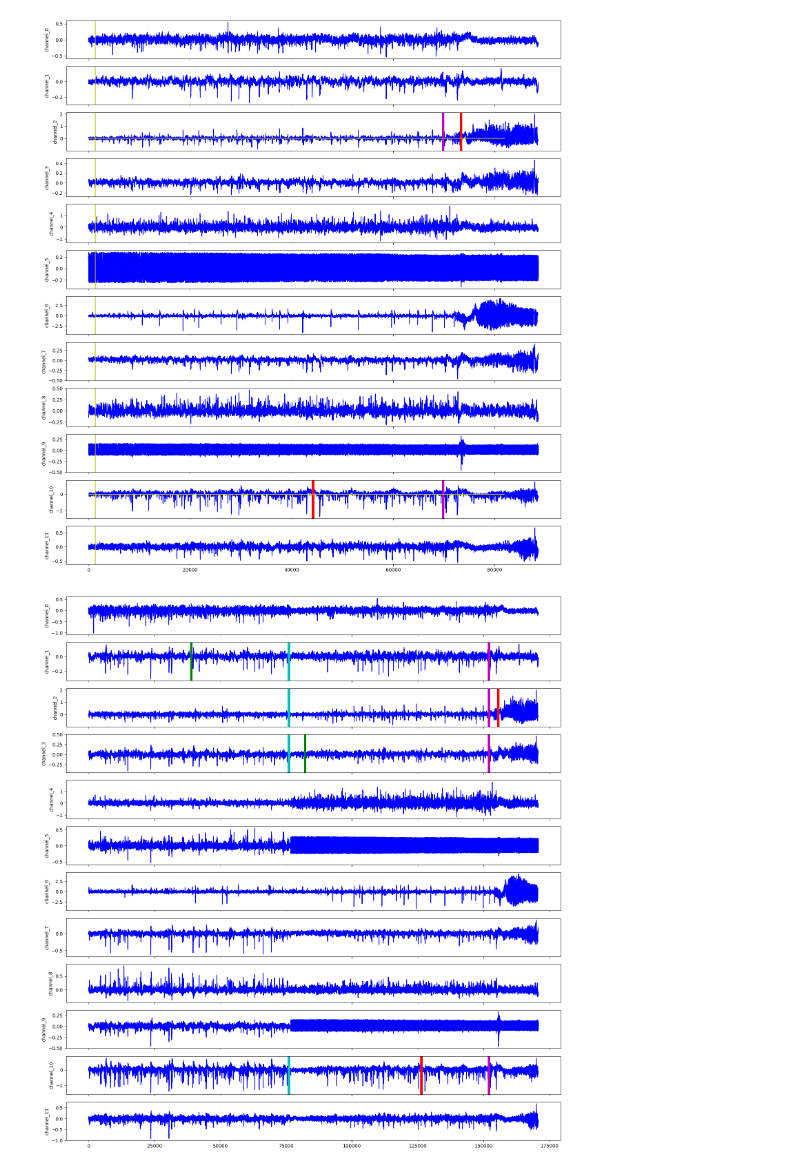
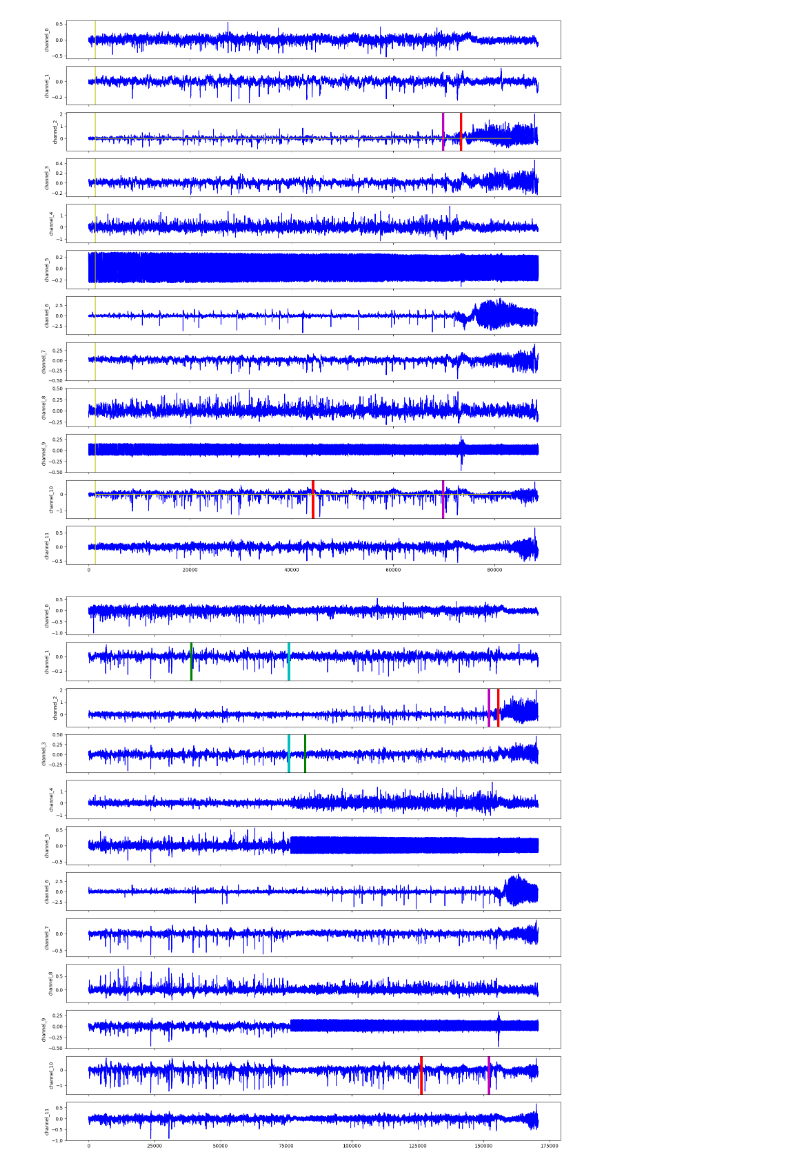
Before and after one commit to F-said/eeg-regime-change, a Jupyter notebook: baseline_preseiz.ipynb, the cells around one changed output. Drawn from its saved outputs; the diff is of its cells as text; code cells hidden in the pictures.

```diff
--- a/baseline_preseiz.ipynb
+++ b/baseline_preseiz.ipynb
@@ -127,7 +127,7 @@ for c in range(eeg_data.shape[0]):
         cpt = change_points[chan]
         axs[c].axvline(x=cpt, c='g', linewidth=5)
         axs[c].axvline(x=actual_change, c='c', linewidth=5)
-        fore_time = [i for i in range(len(forecasts[chan]))]
+        fore_time = [warmup + i for i in range(len(forecasts[chan]))]
         axs[c].plot(fore_time, forecasts[chan], 'y')
     axs[c].set_ylabel(chan)
 # %% [output]
@@ -216,7 +216,7 @@ for c in range(eeg_data.shape[0]):
         seiz_cpt = seiz_change_points[chan]
         axs[c].axvline(x=seiz_cpt, c='r', linewidth=5)
         axs[c].axvline(x=actual_change, c='m', linewidth=5)
-        fore_time = [i for i in range(len(seiz_forecasts[chan]))]
+        fore_time = [warmup + i for i in range(len(seiz_forecasts[chan]))]
         axs[c].plot(fore_time, seiz_forecasts[chan], 'y')
 
     axs[c].set_ylabel(chan)
@@ -236,33 +236,31 @@ fig.set_size_inches(18.5, 20.5)
 warmup1 = 15 * 128
 cpt1 = max(change_points.values())
 actual_change1 = 76000
 
 warmup2 = cpt + (10 * 128)
 actual_change2 = 76000 + 76000
 
 # plot all change points found
 for c in range(eeg_data.shape[0]):
 
     chan = f"channel_{c}"
     axs[c].plot(time, channels[chan], 'b')
 
     # plot first change point
     if chan in change_points:
         cpt = change_points[chan]
         axs[c].axvline(x=cpt, c='g', linewidth=5)
         axs[c].axvline(x=actual_change1, c='c', linewidth=5)
-        axs[c].axvline(x=actual_change2, c='m', linewidth=5)
         fore_time = [i for i in range(len(forecasts[chan]))]
 
     # plot second change point
     if chan in seiz_change_points:
         seiz_cpt = cpt1 + seiz_change_points[chan]
         axs[c].axvline(x=seiz_cpt, c='r', linewidth=5)
-        axs[c].axvline(x=actual_change1, c='c', linewidth=5)
         axs[c].axvline(x=actual_change2, c='m', linewidth=5)
         fore_time = [cpt1 + i for i in range(len(seiz_forecasts[chan]))]
 
 
     axs[c].set_ylabel(chan)
 # %% [output]
-[figure, old version]
+[figure, new version]
```
Also changed, not shown: 3 other files.
